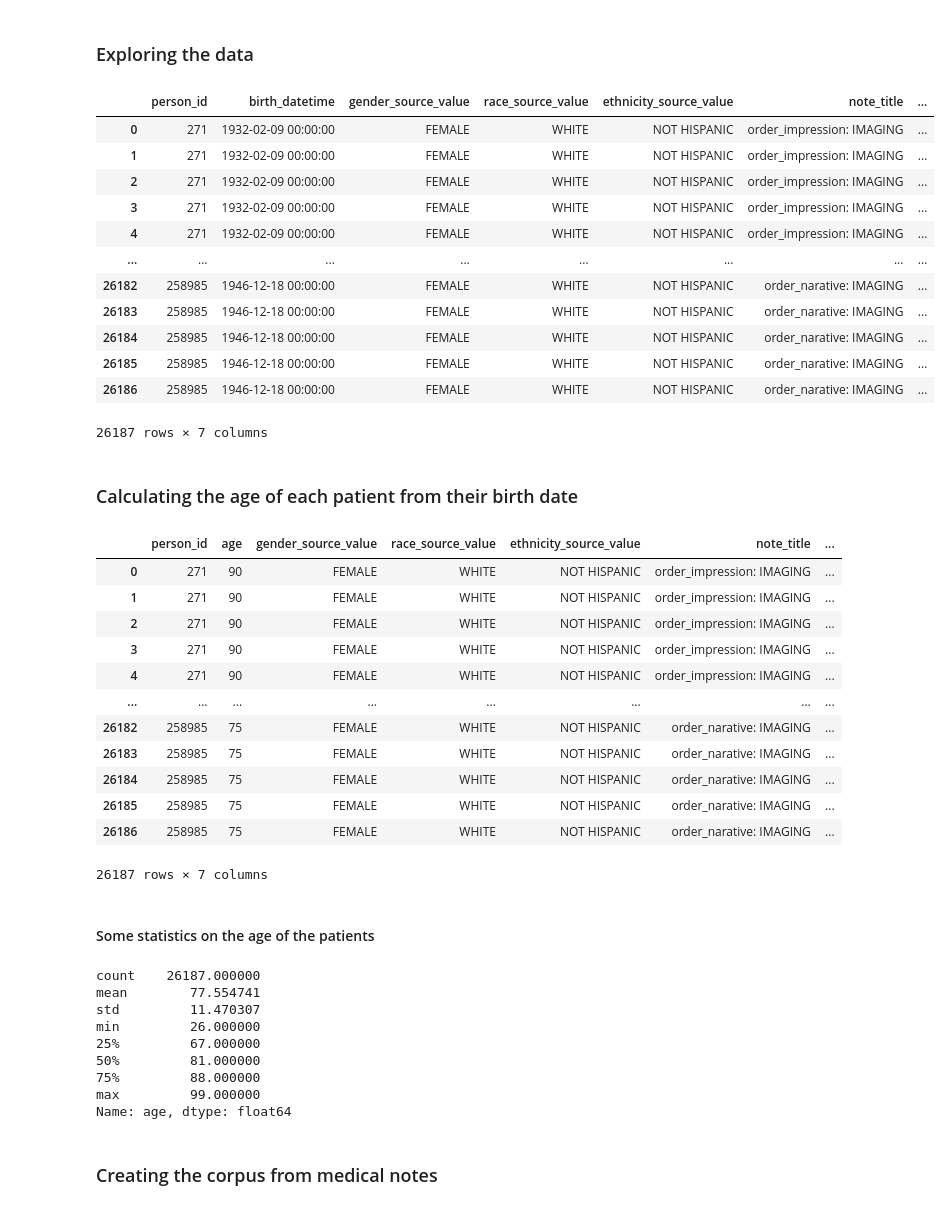
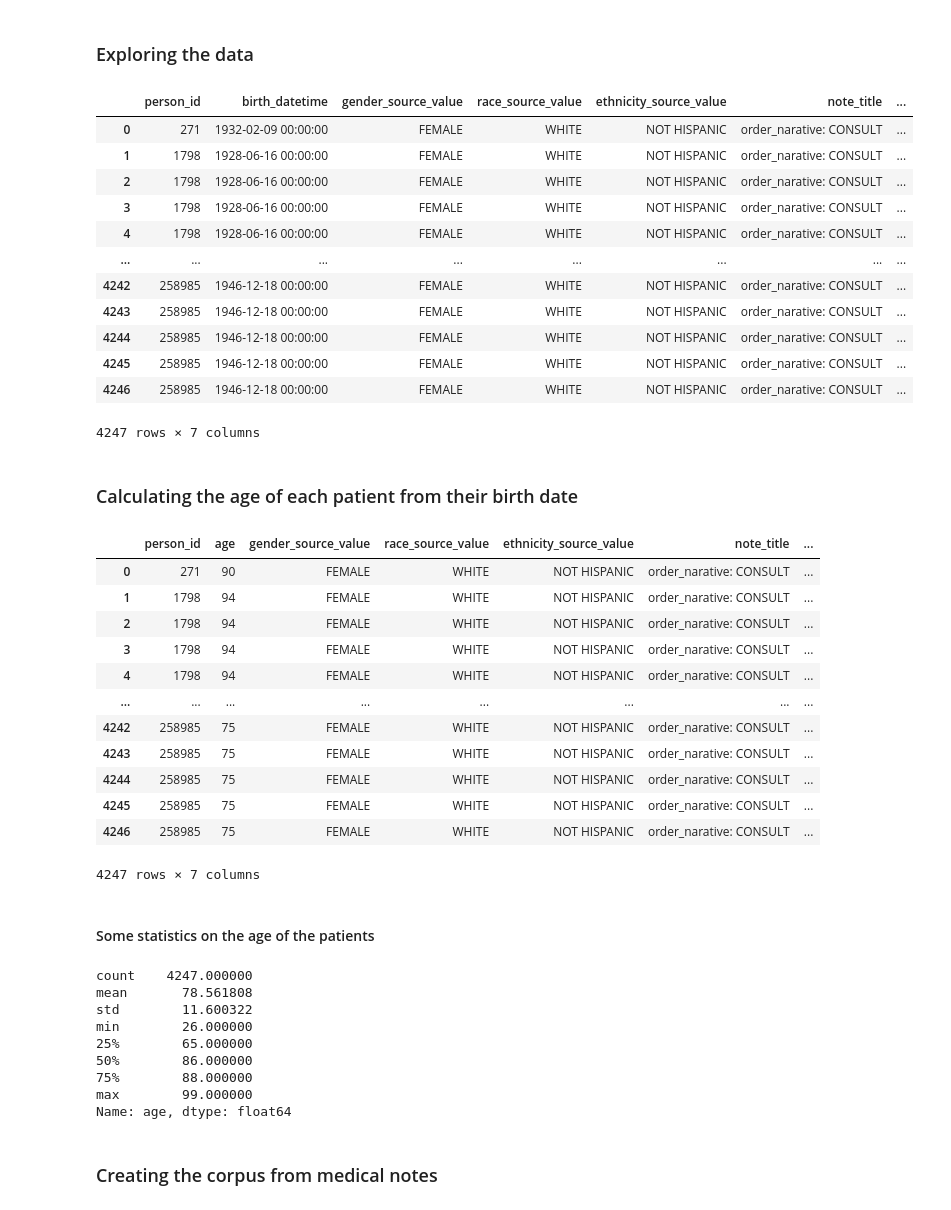
Before and after one commit to rdiazrincon/AD_clustering, a Jupyter notebook: AD_clustering.ipynb, the cells around one changed output. Drawn from its saved outputs; the diff is of its cells as text; code cells hidden in the pictures.

```diff
--- a/AD_clustering.ipynb
+++ b/AD_clustering.ipynb
@@ -21,23 +21,23 @@ from gap_statistic import OptimalK
 # %% [markdown]
 ### Exploring the data
 # %%
-path = "data/Early-onset.csv"
+path = "data/EO_AD-CONSULT.csv"
 df = pd.read_csv(path)
 df
 # %% [output]
 |  | person_id | birth_datetime | gender_source_value | race_source_value | ethnicity_source_value | note_title | ... |
-| 0 | 271 | 1932-02-09 00:00:00 | FEMALE | WHITE | NOT HISPANIC | order_impression: IMAGING | ... |
-| 1 | 271 | 1932-02-09 00:00:00 | FEMALE | WHITE | NOT HISPANIC | order_impression: IMAGING | ... |
-| 2 | 271 | 1932-02-09 00:00:00 | FEMALE | WHITE | NOT HISPANIC | order_impression: IMAGING | ... |
-| 3 | 271 | 1932-02-09 00:00:00 | FEMALE | WHITE | NOT HISPANIC | order_impression: IMAGING | ... |
-| 4 | 271 | 1932-02-09 00:00:00 | FEMALE | WHITE | NOT HISPANIC | order_impression: IMAGING | ... |
+| 0 | 271 | 1932-02-09 00:00:00 | FEMALE | WHITE | NOT HISPANIC | order_narative: CONSULT | ... |
+| 1 | 1798 | 1928-06-16 00:00:00 | FEMALE | WHITE | NOT HISPANIC | order_narative: CONSULT | ... |
+| 2 | 1798 | 1928-06-16 00:00:00 | FEMALE | WHITE | NOT HISPANIC | order_narative: CONSULT | ... |
+| 3 | 1798 | 1928-06-16 00:00:00 | FEMALE | WHITE | NOT HISPANIC | order_narative: CONSULT | ... |
+| 4 | 1798 | 1928-06-16 00:00:00 | FEMALE | WHITE | NOT HISPANIC | order_narative: CONSULT | ... |
 | ... | ... | ... | ... | ... | ... | ... | ... |
-| 26182 | 258985 | 1946-12-18 00:00:00 | FEMALE | WHITE | NOT HISPANIC | order_narative: IMAGING | ... |
-| 26183 | 258985 | 1946-12-18 00:00:00 | FEMALE | WHITE | NOT HISPANIC | order_narative: IMAGING | ... |
-| 26184 | 258985 | 1946-12-18 00:00:00 | FEMALE | WHITE | NOT HISPANIC | order_narative: IMAGING | ... |
-| 26185 | 258985 | 1946-12-18 00:00:00 | FEMALE | WHITE | NOT HISPANIC | order_narative: IMAGING | ... |
-| 26186 | 258985 | 1946-12-18 00:00:00 | FEMALE | WHITE | NOT HISPANIC | order_narative: IMAGING | ... |
+| 4242 | 258985 | 1946-12-18 00:00:00 | FEMALE | WHITE | NOT HISPANIC | order_narative: CONSULT | ... |
+| 4243 | 258985 | 1946-12-18 00:00:00 | FEMALE | WHITE | NOT HISPANIC | order_narative: CONSULT | ... |
+| 4244 | 258985 | 1946-12-18 00:00:00 | FEMALE | WHITE | NOT HISPANIC | order_narative: CONSULT | ... |
+| 4245 | 258985 | 1946-12-18 00:00:00 | FEMALE | WHITE | NOT HISPANIC | order_narative: CONSULT | ... |
+| 4246 | 258985 | 1946-12-18 00:00:00 | FEMALE | WHITE | NOT HISPANIC | order_narative: CONSULT | ... |
-26187 rows × 7 columns
+4247 rows × 7 columns
 # %% [markdown]
 ### Calculating the age of each patient from their birth date
 # %%
@@ -54,31 +54,31 @@ df = df[['person_id', 'age', 'gender_source_value', 'race_source_value', 'ethnic
 df
 # %% [output]
 |  | person_id | age | gender_source_value | race_source_value | ethnicity_source_value | note_title | ... |
-| 0 | 271 | 90 | FEMALE | WHITE | NOT HISPANIC | order_impression: IMAGING | ... |
-| 1 | 271 | 90 | FEMALE | WHITE | NOT HISPANIC | order_impression: IMAGING | ... |
-| 2 | 271 | 90 | FEMALE | WHITE | NOT HISPANIC | order_impression: IMAGING | ... |
-| 3 | 271 | 90 | FEMALE | WHITE | NOT HISPANIC | order_impression: IMAGING | ... |
-| 4 | 271 | 90 | FEMALE | WHITE | NOT HISPANIC | order_impression: IMAGING | ... |
+| 0 | 271 | 90 | FEMALE | WHITE | NOT HISPANIC | order_narative: CONSULT | ... |
+| 1 | 1798 | 94 | FEMALE | WHITE | NOT HISPANIC | order_narative: CONSULT | ... |
+| 2 | 1798 | 94 | FEMALE | WHITE | NOT HISPANIC | order_narative: CONSULT | ... |
+| 3 | 1798 | 94 | FEMALE | WHITE | NOT HISPANIC | order_narative: CONSULT | ... |
+| 4 | 1798 | 94 | FEMALE | WHITE | NOT HISPANIC | order_narative: CONSULT | ... |
 | ... | ... | ... | ... | ... | ... | ... | ... |
-| 26182 | 258985 | 75 | FEMALE | WHITE | NOT HISPANIC | order_narative: IMAGING | ... |
-| 26183 | 258985 | 75 | FEMALE | WHITE | NOT HISPANIC | order_narative: IMAGING | ... |
-| 26184 | 258985 | 75 | FEMALE | WHITE | NOT HISPANIC | order_narative: IMAGING | ... |
-| 26185 | 258985 | 75 | FEMALE | WHITE | NOT HISPANIC | order_narative: IMAGING | ... |
-| 26186 | 258985 | 75 | FEMALE | WHITE | NOT HISPANIC | order_narative: IMAGING | ... |
+| 4242 | 258985 | 75 | FEMALE | WHITE | NOT HISPANIC | order_narative: CONSULT | ... |
+| 4243 | 258985 | 75 | FEMALE | WHITE | NOT HISPANIC | order_narative: CONSULT | ... |
+| 4244 | 258985 | 75 | FEMALE | WHITE | NOT HISPANIC | order_narative: CONSULT | ... |
+| 4245 | 258985 | 75 | FEMALE | WHITE | NOT HISPANIC | order_narative: CONSULT | ... |
+| 4246 | 258985 | 75 | FEMALE | WHITE | NOT HISPANIC | order_narative: CONSULT | ... |
-26187 rows × 7 columns
+4247 rows × 7 columns
 # %% [markdown]
 #### Some statistics on the age of the patients
 # %%
 df['age'].describe()
 # %% [output]
-count    26187.000000
-mean        77.554741
-std         11.470307
-min         26.000000
-25%         67.000000
-50%         81.000000
-75%         88.000000
-max         99.000000
+count    4247.000000
+mean       78.561808
+std        11.600322
+min        26.000000
+25%        65.000000
+50%        86.000000
+75%        88.000000
+max        99.000000
 Name: age, dtype: float64
 # %% [markdown]
 ### Creating the corpus from medical notes
```
Also changed, not shown: parts of 18 cells of this notebook.
